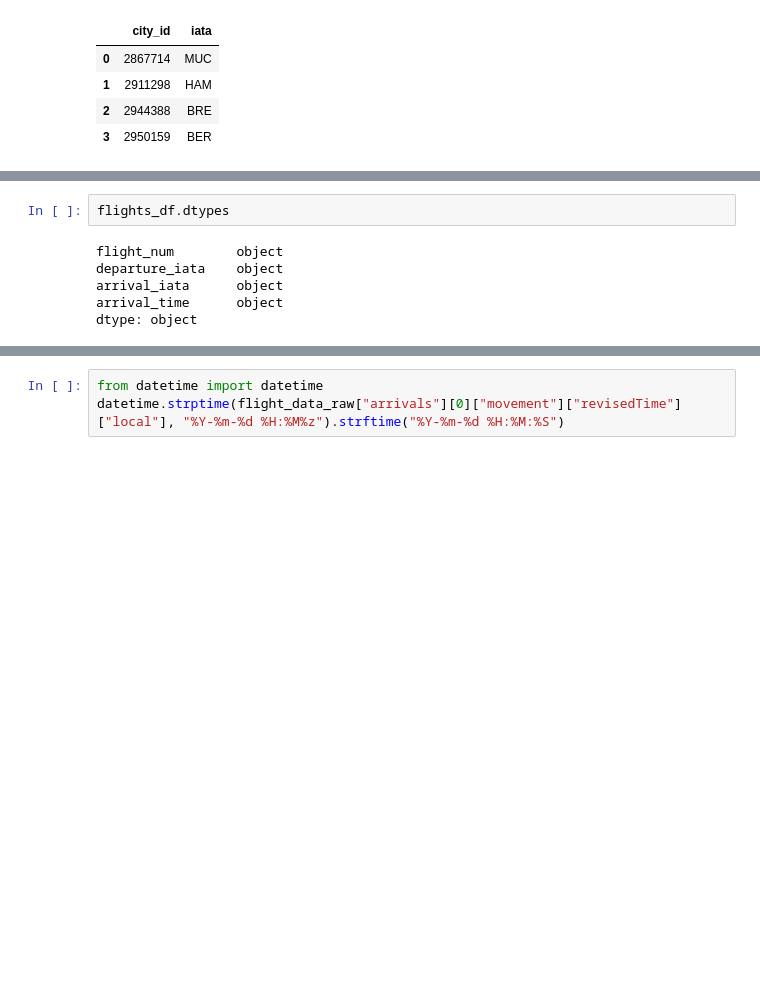
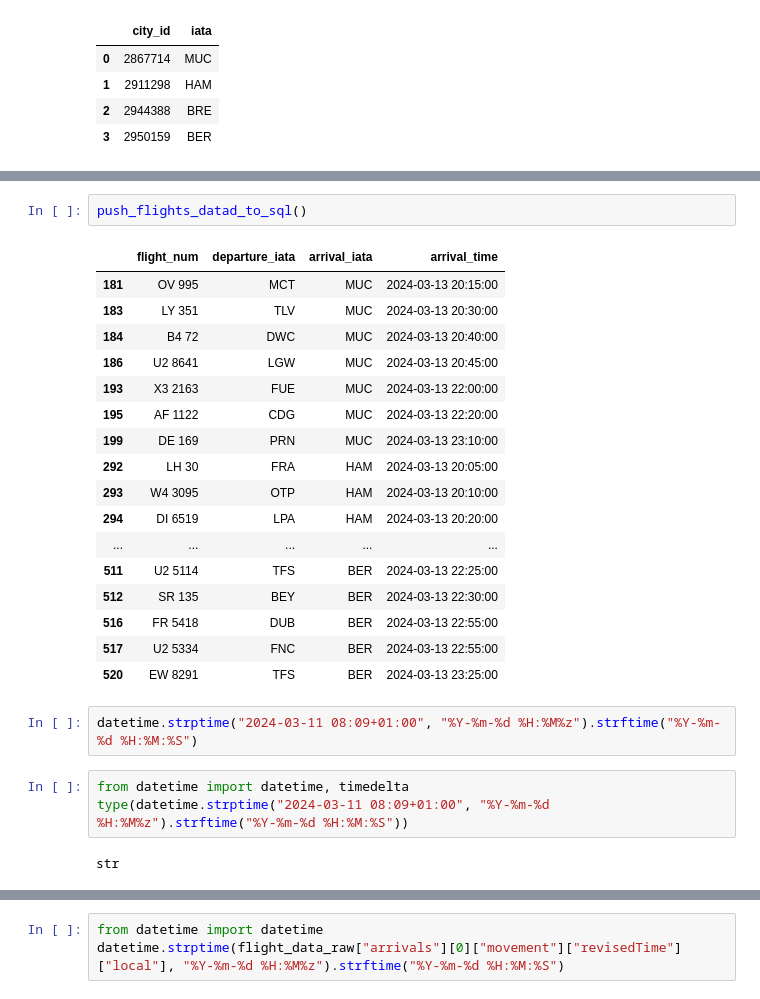
Before and after one commit to lippsmar/Data-Science-Bootcamp, a Jupyter notebook: 5_Data Pipelines on the Cloud/Notebooks/5_1_5_aeroDataBox_introduction.ipynb, the cells around one changed output, grey strips where cells are left out. Saved outputs shown, nothing was run; the diff lists cells and outputs as text; blank space fills up the shorter version.

```diff
--- a/5_Data Pipelines on the Cloud/Notebooks/5_1_5_aeroDataBox_introduction.ipynb
+++ b/5_Data Pipelines on the Cloud/Notebooks/5_1_5_aeroDataBox_introduction.ipynb
@@ -273,8 +278,27 @@ flights_df.to_sql('flights',
-# %%
-flights_df.dtypes
-# %% [output]
-flight_num        object
-departure_iata    object
-arrival_iata      object
-arrival_time      object
-dtype: object
+# %%
+push_flights_datad_to_sql()
+# %% [output]
+|  | flight_num | departure_iata | arrival_iata | arrival_time |
+| 181 | OV 995 | MCT | MUC | 2024-03-13 20:15:00 |
+| 183 | LY 351 | TLV | MUC | 2024-03-13 20:30:00 |
+| 184 | B4 72 | DWC | MUC | 2024-03-13 20:40:00 |
+| 186 | U2 8641 | LGW | MUC | 2024-03-13 20:45:00 |
+| 193 | X3 2163 | FUE | MUC | 2024-03-13 22:00:00 |
+| 195 | AF 1122 | CDG | MUC | 2024-03-13 22:20:00 |
+| 199 | DE 169 | PRN | MUC | 2024-03-13 23:10:00 |
+| 292 | LH 30 | FRA | HAM | 2024-03-13 20:05:00 |
+| 293 | W4 3095 | OTP | HAM | 2024-03-13 20:10:00 |
+| 294 | DI 6519 | LPA | HAM | 2024-03-13 20:20:00 |
+| ... | ... | ... | ... | ... |
+| 511 | U2 5114 | TFS | BER | 2024-03-13 22:25:00 |
+| 512 | SR 135 | BEY | BER | 2024-03-13 22:30:00 |
+| 516 | FR 5418 | DUB | BER | 2024-03-13 22:55:00 |
+| 517 | U2 5334 | FNC | BER | 2024-03-13 22:55:00 |
+| 520 | EW 8291 | TFS | BER | 2024-03-13 23:25:00 |
+# %%
+datetime.strptime("2024-03-11 08:09+01:00", "%Y-%m-%d %H:%M%z").strftime("%Y-%m-%d %H:%M:%S")
+# %%
+from datetime import datetime, timedelta
+type(datetime.strptime("2024-03-11 08:09+01:00", "%Y-%m-%d %H:%M%z").strftime("%Y-%m-%d %H:%M:%S"))
+# %% [output]
+str
```
Also changed, not shown: parts of 3 cells of this notebook, 4 other files.
